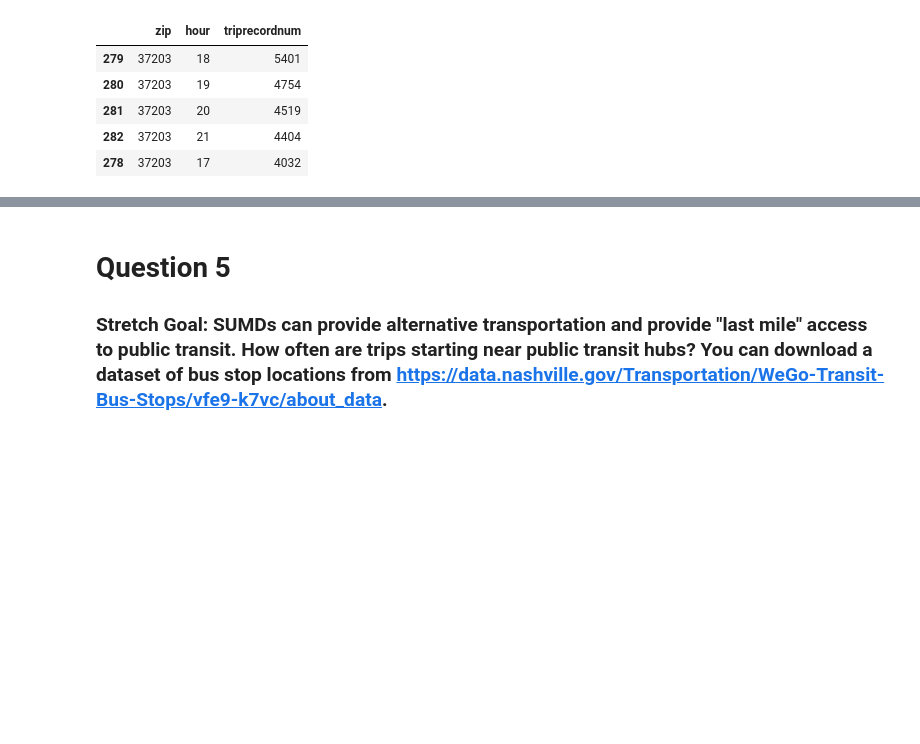
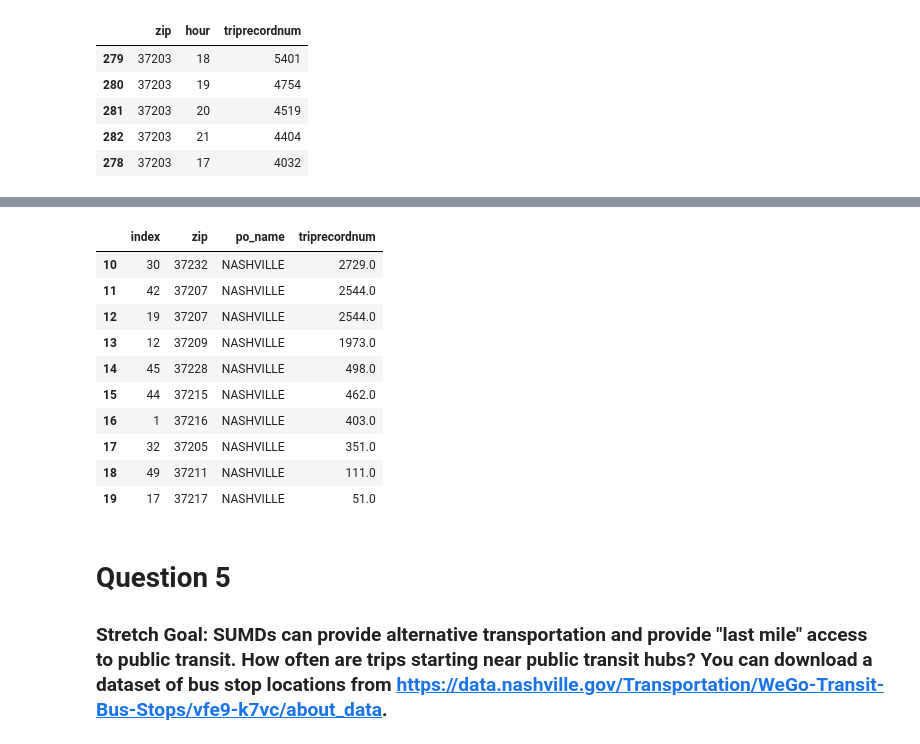
Before and after one commit to NSS-Data-Analytics-Cohort-11/scooters-no-pineapple, a Jupyter notebook: notebook/scooters.ipynb, the cells around one changed output, grey strips where cells are left out. Cells and saved outputs as stored; diff of their text form; code cells hidden in the pictures; blank space fills up the shorter version.

```diff
--- a/notebook/scooters.ipynb
+++ b/notebook/scooters.ipynb
@@ -499,3 +525,20 @@ trips_per_hour_by_zip.sort_values('triprecordnum', ascending=False).head()
+# %%
+# Pulling a table of top zipcodes, ciy name, and num trips. Reset index so acts as ranking.
+trips_zip_table = trips_by_zip_map[['zip', 'po_name', 'triprecordnum']].sort_values('triprecordnum', ascending=False).reset_index().head(20)
+# %%
+trips_zip_table.tail(10)
+# %% [output]
+|  | index | zip | po_name | triprecordnum |
+| 10 | 30 | 37232 | NASHVILLE | 2729.0 |
+| 11 | 42 | 37207 | NASHVILLE | 2544.0 |
+| 12 | 19 | 37207 | NASHVILLE | 2544.0 |
+| 13 | 12 | 37209 | NASHVILLE | 1973.0 |
+| 14 | 45 | 37228 | NASHVILLE | 498.0 |
+| 15 | 44 | 37215 | NASHVILLE | 462.0 |
+| 16 | 1 | 37216 | NASHVILLE | 403.0 |
+| 17 | 32 | 37205 | NASHVILLE | 351.0 |
+| 18 | 49 | 37211 | NASHVILLE | 111.0 |
+| 19 | 17 | 37217 | NASHVILLE | 51.0 |
 # %% [markdown]
 # Question 5
 ### Stretch Goal: SUMDs can provide alternative transportation and provide "last mile" access to public transit. How often are trips starting near public transit hubs? You can download a dataset of bus stop locations from https://data.nashville.gov/Transportation/WeGo-Transit-Bus-Stops/vfe9-k7vc/about_data.
```
Also changed, not shown: parts of 5 cells of this notebook, 1 other file.
